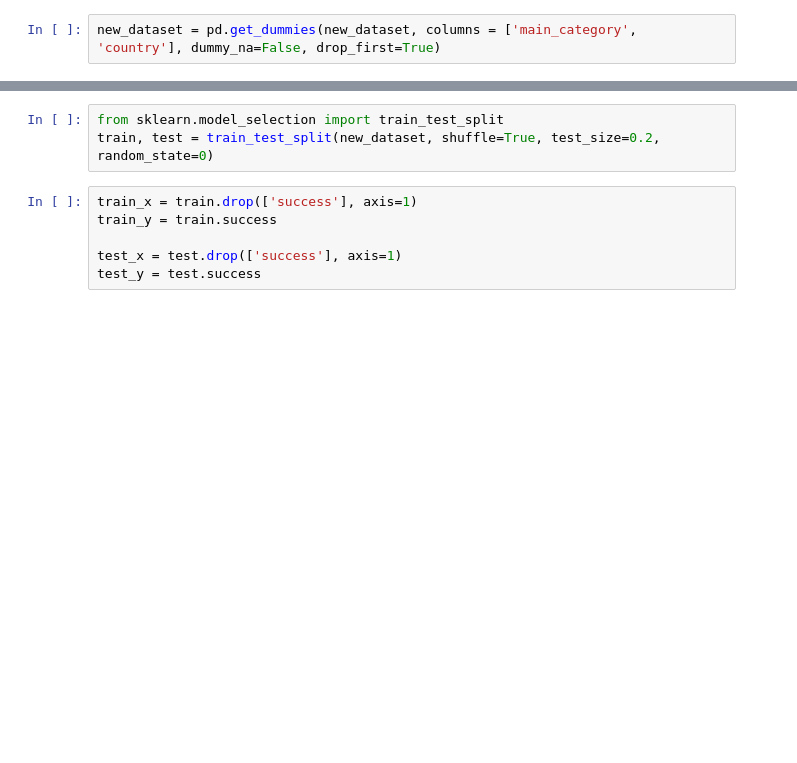
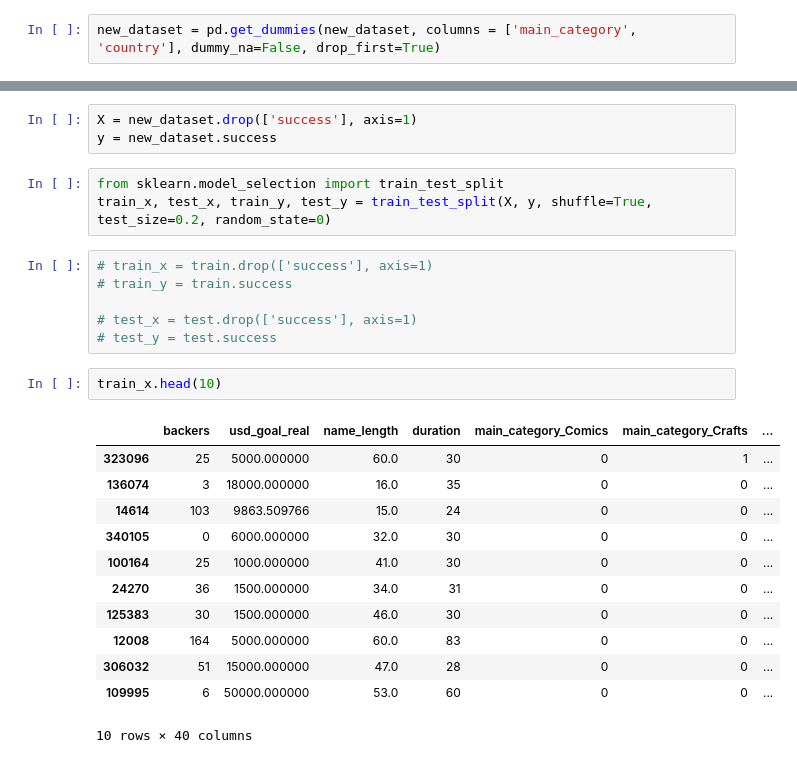
Before and after one commit to potus84/kickstarter_prediction, a Jupyter notebook: src/models/IEEE_paper.ipynb, the cells around one changed output, grey strips where cells are left out. Drawn from its saved outputs; the diff is of its cells as text; blank space fills up the shorter version.

```diff
--- a/src/models/IEEE_paper.ipynb
+++ b/src/models/IEEE_paper.ipynb
@@ -84,12 +61,30 @@ Index(['pledged_per_backer', 'usd_goal_real', 'name_length', 'duration',
        'country_LU', 'country_MX', 'country_N,0"', 'country_NL', 'country_NO',
        'country_NZ', 'country_SE', 'country_SG', 'country_US'],
       dtype='object')
+# %%
+X = new_dataset.drop(['success'], axis=1)
+y = new_dataset.success
 # %%
 from sklearn.model_selection import train_test_split
-train, test = train_test_split(new_dataset, shuffle=True, test_size=0.2, random_state=0)
+train_x, test_x, train_y, test_y = train_test_split(X, y, shuffle=True, test_size=0.2, random_state=0)
 # %%
-train_x = train.drop(['success'], axis=1)
-train_y = train.success
+# train_x = train.drop(['success'], axis=1)
+# train_y = train.success
 
-test_x = test.drop(['success'], axis=1)
-test_y = test.success
+# test_x = test.drop(['success'], axis=1)
+# test_y = test.success
+# %%
+train_x.head(10)
+# %% [output]
+|  | backers | usd_goal_real | name_length | duration | main_category_Comics | main_category_Crafts | ... |
+| 323096 | 25 | 5000.000000 | 60.0 | 30 | 0 | 1 | ... |
+| 136074 | 3 | 18000.000000 | 16.0 | 35 | 0 | 0 | ... |
+| 14614 | 103 | 9863.509766 | 15.0 | 24 | 0 | 0 | ... |
+| 340105 | 0 | 6000.000000 | 32.0 | 30 | 0 | 0 | ... |
+| 100164 | 25 | 1000.000000 | 41.0 | 30 | 0 | 0 | ... |
+| 24270 | 36 | 1500.000000 | 34.0 | 31 | 0 | 0 | ... |
+| 125383 | 30 | 1500.000000 | 46.0 | 30 | 0 | 0 | ... |
+| 12008 | 164 | 5000.000000 | 60.0 | 83 | 0 | 0 | ... |
+| 306032 | 51 | 15000.000000 | 47.0 | 28 | 0 | 0 | ... |
+| 109995 | 6 | 50000.000000 | 53.0 | 60 | 0 | 0 | ... |
+10 rows × 40 columns
```
Also changed, not shown: parts of 15 cells of this notebook.
